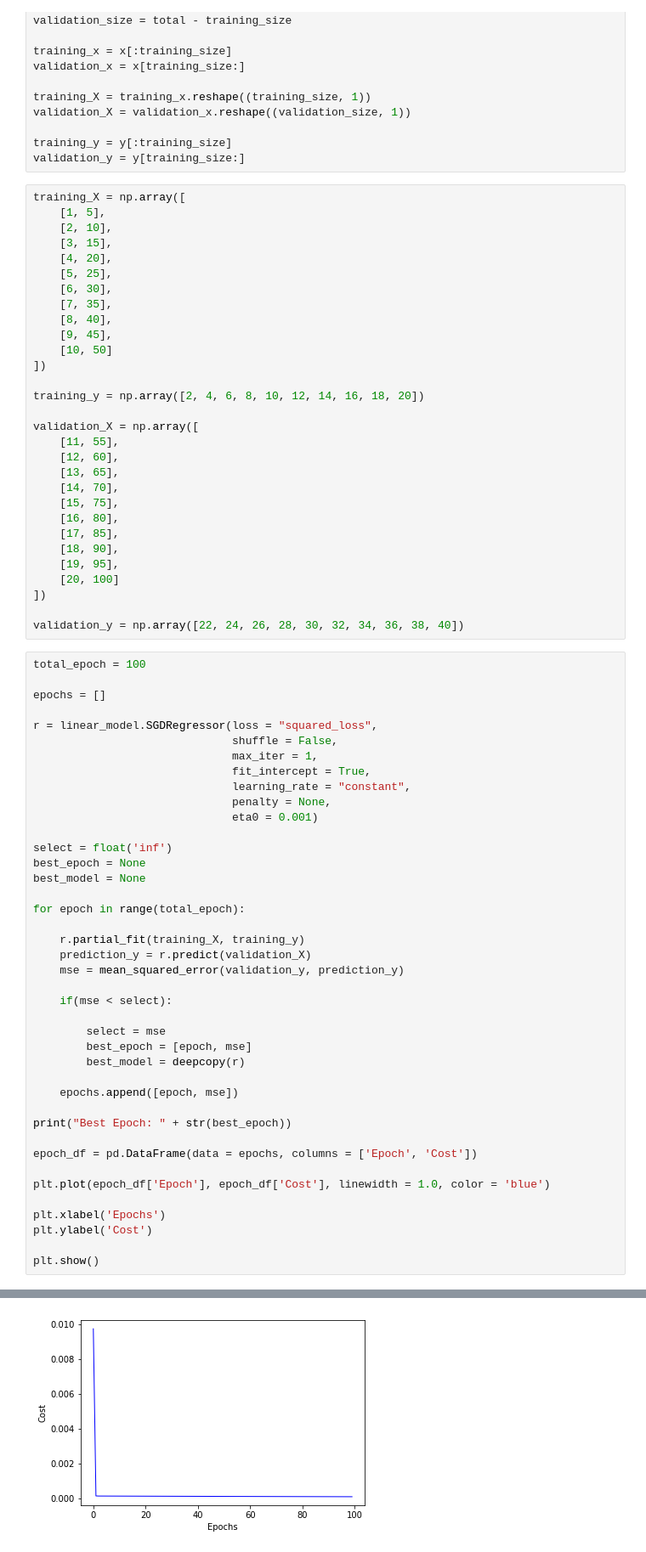
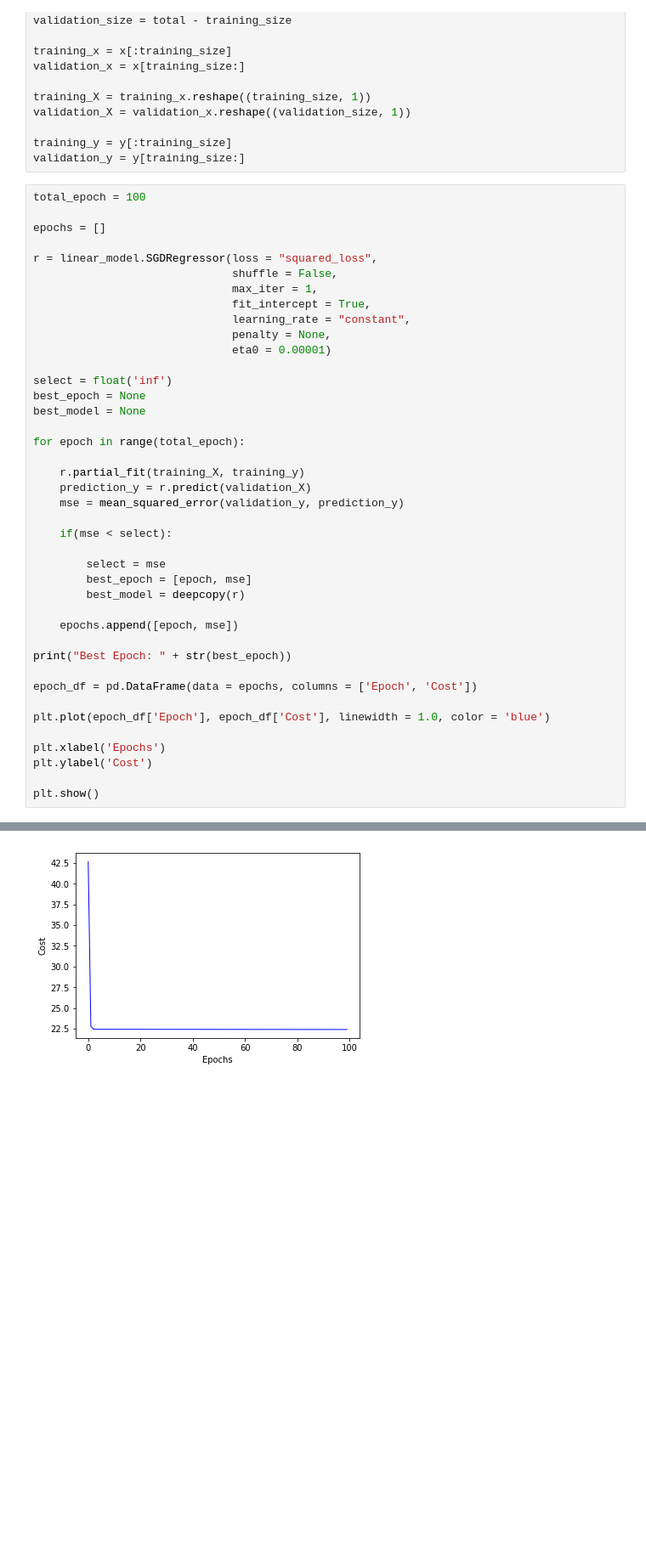
Before and after one commit to lucasvieirademiranda/linear_regression, a Jupyter notebook: Linear Regression_OLD.ipynb, the cells around one changed output, grey strips where cells are left out. Shown: that part at 85% size. Saved outputs shown, nothing was run; the diff lists cells and outputs as text; blank space fills up the shorter version.

Commit message:
Cross Validation e Etc

```diff
--- a/Linear Regression_OLD.ipynb
+++ b/Linear Regression_OLD.ipynb
@@ -42,36 +42,6 @@ validation_X = validation_x.reshape((validation_size, 1))
 
 training_y = y[:training_size]
 validation_y = y[training_size:]
-# %%
-training_X = np.array([
-    [1, 5],
-    [2, 10],
-    [3, 15],
-    [4, 20],
-    [5, 25],
-    [6, 30],
-    [7, 35],
-    [8, 40],
-    [9, 45],
-    [10, 50]
-])
-
-training_y = np.array([2, 4, 6, 8, 10, 12, 14, 16, 18, 20])
-
-validation_X = np.array([
-    [11, 55],
-    [12, 60],
-    [13, 65],
-    [14, 70],
-    [15, 75],
-    [16, 80],
-    [17, 85],
-    [18, 90],
-    [19, 95],
-    [20, 100]
-])
-
-validation_y = np.array([22, 24, 26, 28, 30, 32, 34, 36, 38, 40])
 # %%
 total_epoch = 100
 
@@ -83,7 +53,7 @@ r = linear_model.SGDRegressor(loss = "squared_loss",
                               fit_intercept = True,
                               learning_rate = "constant",
                               penalty = None,
-                              eta0 = 0.001)
+                              eta0 = 0.00001)
 
 select = float('inf')
 best_epoch = None
@@ -118,4 +88,4 @@ Best Epoch: [99, 0.00010057777814097956]
-[figure, old version]
+[figure, new version]
 # %%
 predict_y = best_model.predict(validation_X)
 
```
Also changed, not shown: parts of 8 cells of this notebook, 1 other file.
